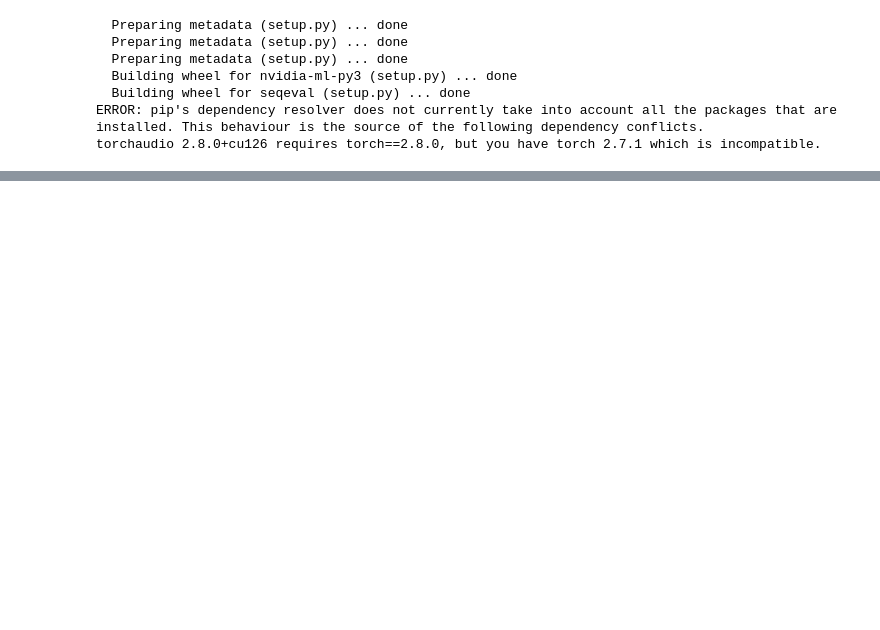
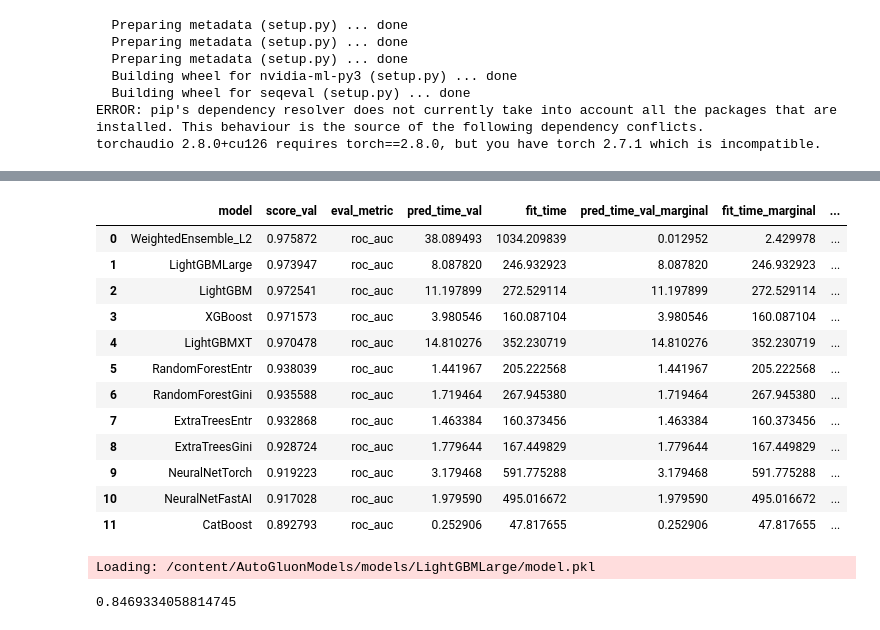
Before and after one commit to ykalathiya-2/AutoGluon, a Jupyter notebook: fraud_detection/fraud_detection.ipynb, the cells around one changed output, grey strips where cells are left out. Saved outputs shown, nothing was run; the diff lists cells and outputs as text; code cells hidden in the pictures; blank space fills up the shorter version.

```diff
--- a/fraud_detection/fraud_detection.ipynb
+++ b/fraud_detection/fraud_detection.ipynb
@@ -3 +6,8 @@
+# %%
+import pandas as pd
+import numpy as np
+import matplotlib.pyplot as plt
+import seaborn as sns
+
+pd.set_option('display.max_columns', 200)
 # %%
@@ -38,0 +54,4 @@ train_data = pd.merge(train_transaction, train_identity, on='TransactionID', how
+# %%
+from sklearn.model_selection import train_test_split
+train_data, temp_data = train_test_split(train_data, test_size=0.2, random_state=42,stratify=train_data['isFraud'])
+test_data, val_data = train_test_split(temp_data, test_size=0.5, random_state=42,stratify=temp_data['isFraud'])
@@ -39,6 +101,7 @@ train_data = pd.merge(train_transaction, train_identity, on='TransactionID', how
 # %%
+from datetime import time
 predictor = TabularPredictor(label=label, eval_metric=eval_metric, path=save_path, verbosity=3).fit(
-    train_data, presets='best_quality', time_limit=3600
+    train_data, presets='medium',tuning_data=val_data, time_limit=6000,ag_args_fit={'max_time_limit': 600,"num_gpus": 1}
 )
 
 results = predictor.fit_summary()
@@ -155,0 +312,25 @@ KeyboardInterrupt:
+# %%
+predictor.leaderboard()
+# %% [output]
+|  | model | score_val | eval_metric | pred_time_val | fit_time | pred_time_val_marginal | fit_time_marginal | ... |
+| 0 | WeightedEnsemble_L2 | 0.975872 | roc_auc | 38.089493 | 1034.209839 | 0.012952 | 2.429978 | ... |
+| 1 | LightGBMLarge | 0.973947 | roc_auc | 8.087820 | 246.932923 | 8.087820 | 246.932923 | ... |
+| 2 | LightGBM | 0.972541 | roc_auc | 11.197899 | 272.529114 | 11.197899 | 272.529114 | ... |
+| 3 | XGBoost | 0.971573 | roc_auc | 3.980546 | 160.087104 | 3.980546 | 160.087104 | ... |
+| 4 | LightGBMXT | 0.970478 | roc_auc | 14.810276 | 352.230719 | 14.810276 | 352.230719 | ... |
+| 5 | RandomForestEntr | 0.938039 | roc_auc | 1.441967 | 205.222568 | 1.441967 | 205.222568 | ... |
+| 6 | RandomForestGini | 0.935588 | roc_auc | 1.719464 | 267.945380 | 1.719464 | 267.945380 | ... |
+| 7 | ExtraTreesEntr | 0.932868 | roc_auc | 1.463384 | 160.373456 | 1.463384 | 160.373456 | ... |
+| 8 | ExtraTreesGini | 0.928724 | roc_auc | 1.779644 | 167.449829 | 1.779644 | 167.449829 | ... |
+| 9 | NeuralNetTorch | 0.919223 | roc_auc | 3.179468 | 591.775288 | 3.179468 | 591.775288 | ... |
+| 10 | NeuralNetFastAI | 0.917028 | roc_auc | 1.979590 | 495.016672 | 1.979590 | 495.016672 | ... |
+| 11 | CatBoost | 0.892793 | roc_auc | 0.252906 | 47.817655 | 0.252906 | 47.817655 | ... |
+# %%
+from sklearn.metrics import roc_auc_score
+y_true = test_data[label].astype(int)
+y_prad = predictor.predict(test_data.drop(columns=[label]),model='LightGBMLarge')
+auc = roc_auc_score(y_true, y_prad)
+print(auc)
+# %% [output]
+Loading: /content/AutoGluonModels/models/LightGBMLarge/model.pkl
+0.8469334058814745
```
Also changed, not shown: parts of 12 cells of this notebook.
